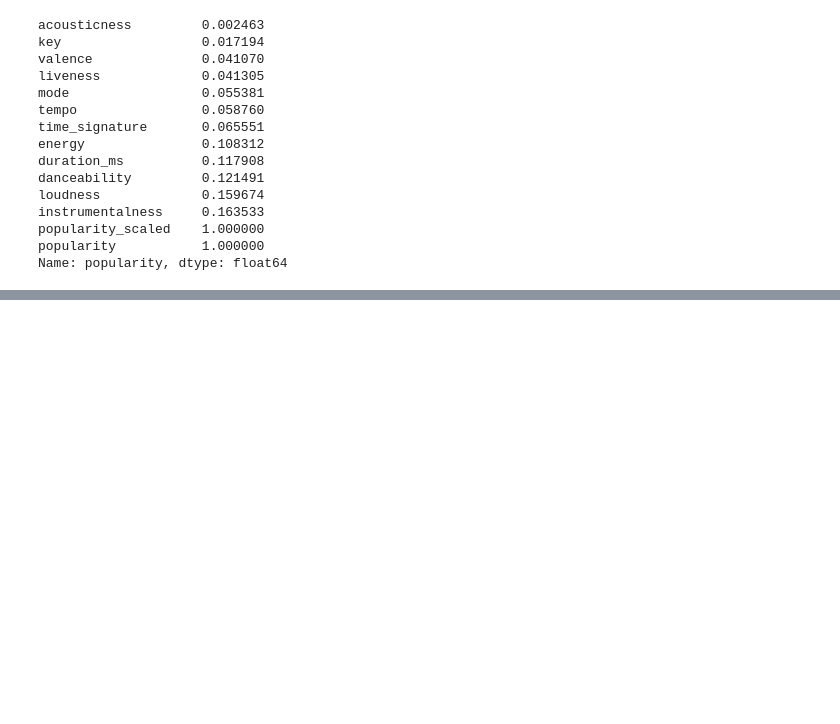
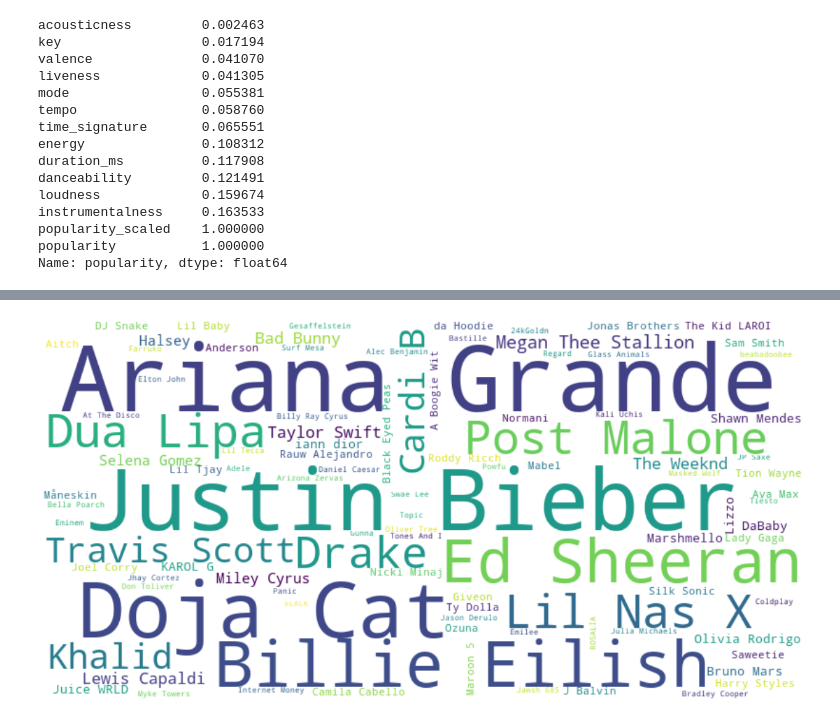
Before and after one commit to s-helal/tiktokify, a Jupyter notebook: graphs.ipynb, the cells around one changed output, grey strips where cells are left out. Saved outputs shown, nothing was run; the diff lists cells and outputs as text; code cells hidden in the pictures; blank space fills up the shorter version.

```diff
--- a/graphs.ipynb
+++ b/graphs.ipynb
@@ -296,0 +384,2 @@ Name: popularity, dtype: float64
+# %%
+topSongs_sorted = topSongs_sorted.drop_duplicates(subset="title", keep='first', inplace=False)
@@ -296,0 +469,14 @@ Name: popularity, dtype: float64
+# %%
+def getArtists(df):
+    '''
+    Function getArtists takes in dataframe of tiktok songs sorted or Top Songs sorted
+    and returns a list of all the artists in the playlist from column all_artists
+    '''
+    all_song_artists = []
+    for i in range(len(df.all_artists.values)):
+        m = re.compile(r"\w{1,20}.\w{1,20}.\w{1,20}", re.MULTILINE | re.DOTALL)
+        f = m.findall(df.all_artists.values[i])
+        if len(f) > 0:
+            for j in range(len(f)):
+                all_song_artists.append(f[j])
+    return all_song_artists
@@ -296,0 +487,8 @@ Name: popularity, dtype: float64
+# %%
+wc = WordCloud(background_color='white',width=800, height=400, max_words = 100).generate_from_frequencies(Counter(list(getArtists(topSongs_sorted))))
+plt.figure(figsize=(20, 10))
+plt.imshow(wc, interpolation='bilinear')
+plt.axis('off')
+plt.show()
+# %% [output]
+[figure, added]
```
Also changed, not shown: parts of 25 cells of this notebook.
